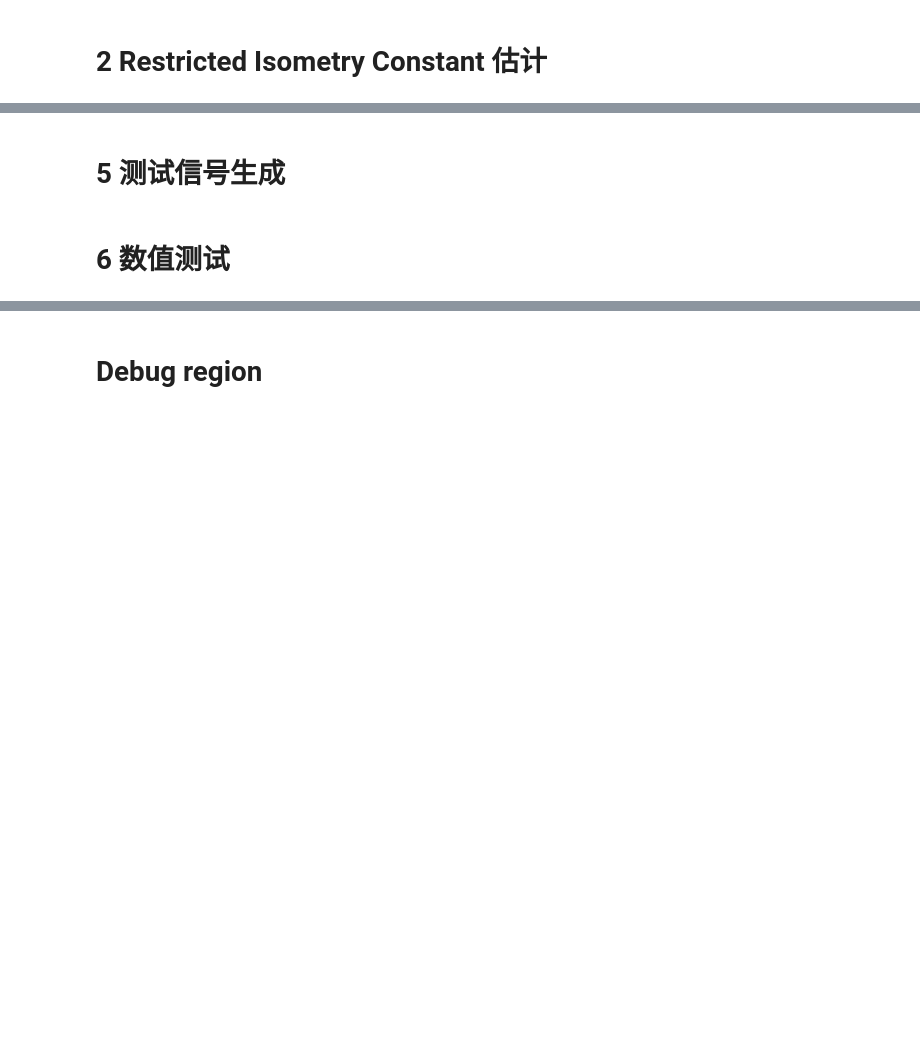
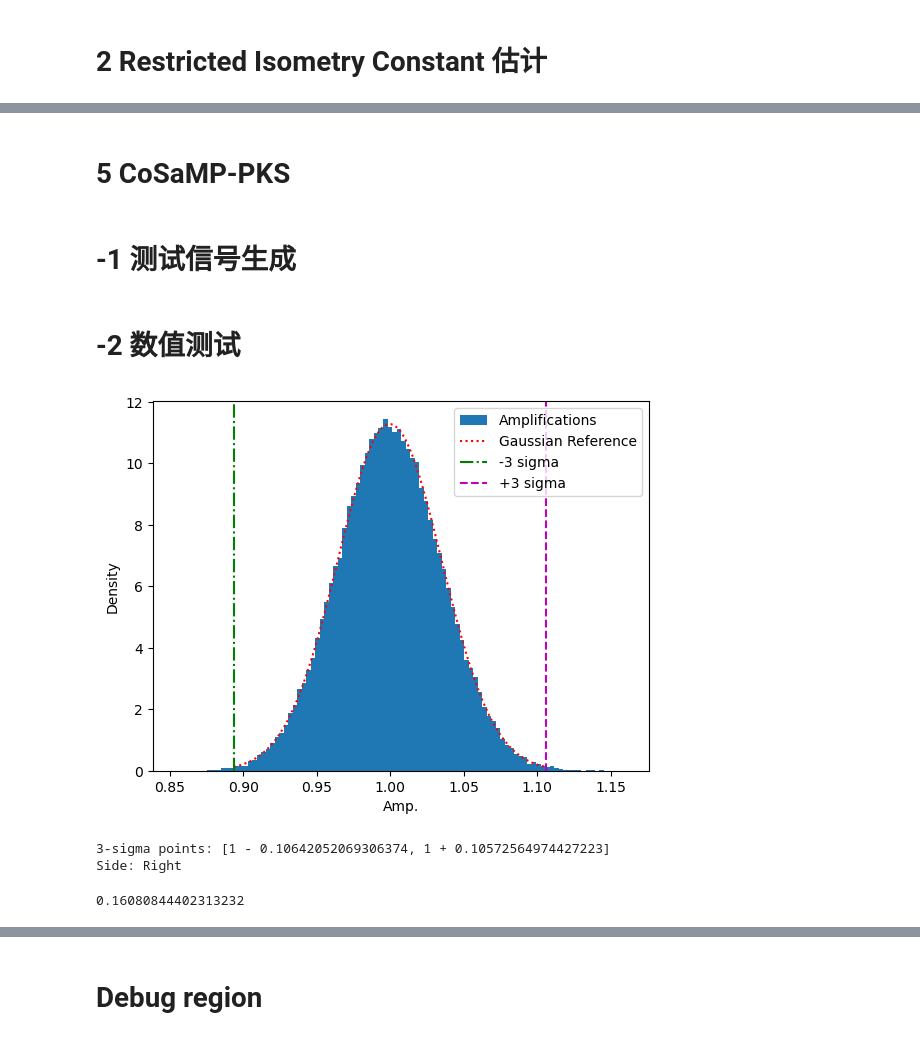
Before and after one commit to LIU-Xnd/CompressiveSensing, a Jupyter notebook: Algorithms.ipynb, the cells around one changed output, grey strips where cells are left out. Saved outputs shown, nothing was run; the diff lists cells and outputs as text; code cells hidden in the pictures; blank space fills up the shorter version.

```diff
--- a/Algorithms.ipynb
+++ b/Algorithms.ipynb
@@ -11,12 +11,12 @@ from itertools import combinations as cb
 def randSamplingMatrix(m,N):
     """
     Return m*N sampling matrix.
-    Use type `np.float16`.
+    Use type `np.float32`.
     """
 
     #用高斯分布抽样并单位化.
-    A = np.random.randn(m,N).astype(np.float16)
-    A = (A/np.sqrt(m)).astype(np.float16)
+    A = np.random.randn(m,N).astype(np.float32)
+    A = (A/np.sqrt(m)).astype(np.float32)
     return A
 # %% [markdown]
 # 2 Restricted Isometry Constant 估计
@@ -296,5 +413,7 @@ def IHT_PKS(y,Phi,s,x0='zeroVector',T0=[],mu=1, # 学习率
+# %% [markdown]
+# 5 CoSaMP-PKS
 # %% [markdown]
-# 5 测试信号生成
+# -1 测试信号生成
 # %%
 # Rademacher(1,-1,Prob=0.5) on support.
 def randSparseSignal(N=2000,s=50,size=10000,returnSupports=False,allowLowerSparsity=False):
@@ -322,18 +441,23 @@ def randSparseSignal(N=2000,s=50,size=10000,returnSupports=False,allowLowerSpars
     else:
         return V
 # %% [markdown]
-# 6 数值测试
+# -2 数值测试
 # %%
 # Generate A, X.
-# #
-# np.random.seed(42)
-# A = randSamplingMatrix(6000,10000)
-# XX = randSparseSignal(N=10000,s=50,size=1000,returnSupports=True)
-# X, Supps = XX['Signals']*10,XX['Supports']
-# del XX
+
+np.random.seed(42)
+A = randSamplingMatrix(400,1000)
+XX = randSparseSignal(N=1000,s=50,size=1000,returnSupports=True)
+X, Supps = XX['Signals']*10,XX['Supports']
+del XX
 # %%
 # Fast RIP test. 100sec.
-# RIPtest(A,150).monteCarlo()
+RIPtest(A,150).monteCarlo()
+# %% [output]
+[figure, added]
+3-sigma points: [1 - 0.10642052069306374, 1 + 0.10572564974427223]
+Side: Right
+0.16080844402313232
 # %%
 # Test
 def test(Y,X,times=1000,func=IHT_PKS, **kwargs):
```
Also changed, not shown: parts of 16 cells of this notebook.
